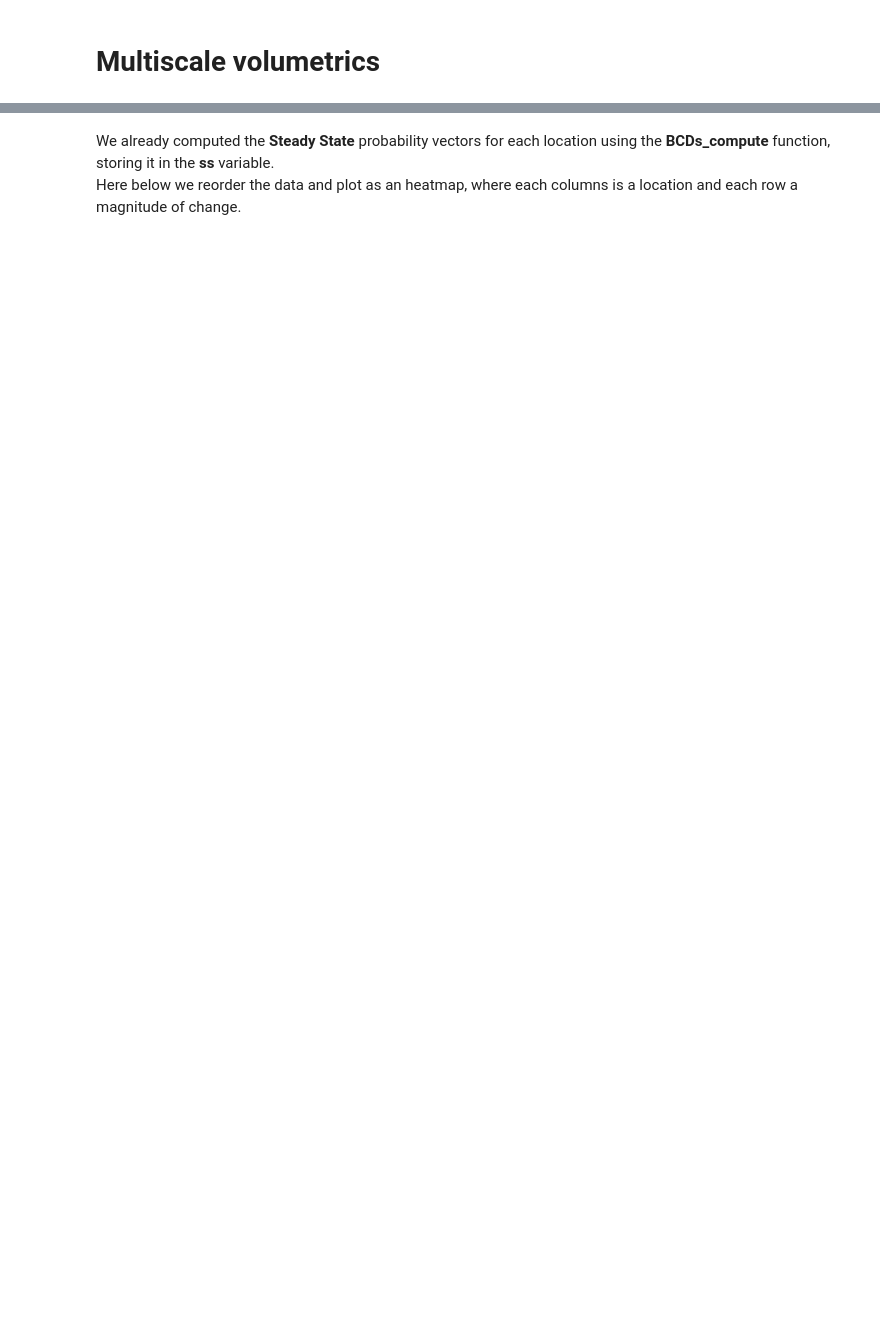
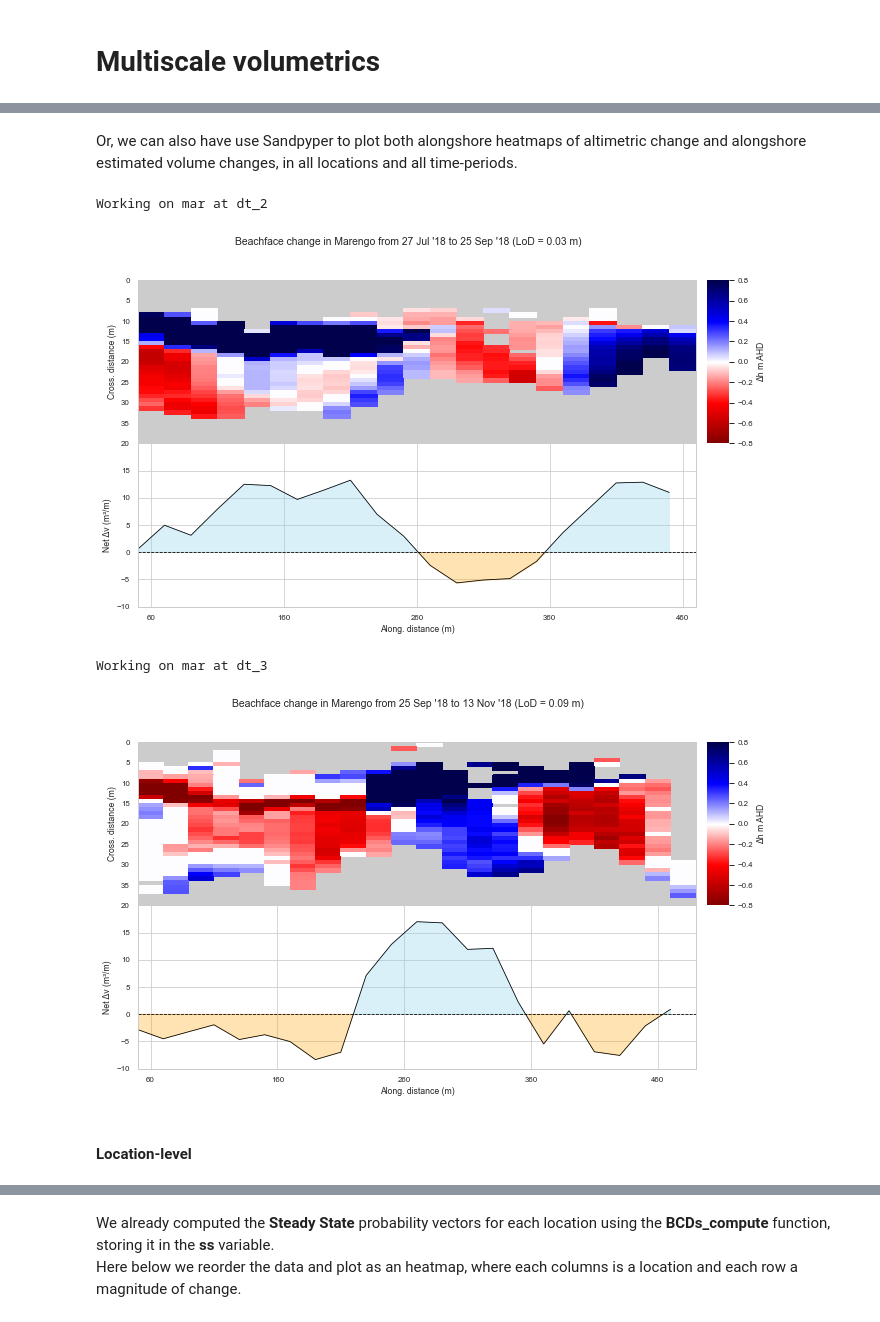
Before and after one commit to npucino/sandpyper, a Jupyter notebook: docs/notebooks/Profile dynamics.ipynb, the cells around one changed output, grey strips where cells are left out. Drawn from its saved outputs; the diff is of its cells as text; code cells hidden in the pictures; blank space fills up the shorter version.

```diff
--- a/docs/notebooks/Profile dynamics.ipynb
+++ b/docs/notebooks/Profile dynamics.ipynb
@@ -78,0 +297,23 @@ D.plot_transect_mecs(location='leo',tr_id=28)
+# %% [markdown]
+Or, we can also have use Sandpyper to plot both alongshore heatmaps of altimetric change and alongshore estimated volume changes, in all locations and all time-periods.
+# %%
+D.plot_alongshore_change(mode='subset',       # to plot only a subset of locations and dts, rather than all
+                         dt_subset=['dt_2', 'dt_3'],
+                         location_subset=["mar"],
+                         lod=D.lod_df, # LoD will be applied when provided in form of lod dataframe or single (global) value
+                         ax2_y_lims=(-10, 20), # lineplot y axis limits
+                        fig_size=(10,6),
+                        font_scale=.9,
+                        plots_spacing=0, # spacing between the two plots. Try .1, it is also nice
+                        bottom=True,
+                        y_heat_bottom_limit=40, # how far seawar the heatmap will extent.
+                        transect_spacing=D.ProfileSet.transects_spacing,
+                        heat_yticklabels_freq=5,
+                        heat_xticklabels_freq=5,)
+# %% [output]
+Working on mar at dt_2
+[figure, added]
+Working on mar at dt_3
+[figure, added]
+# %% [markdown]
+#### Location-level
```
Also changed, not shown: parts of 102 cells of this notebook, 2 other files.
